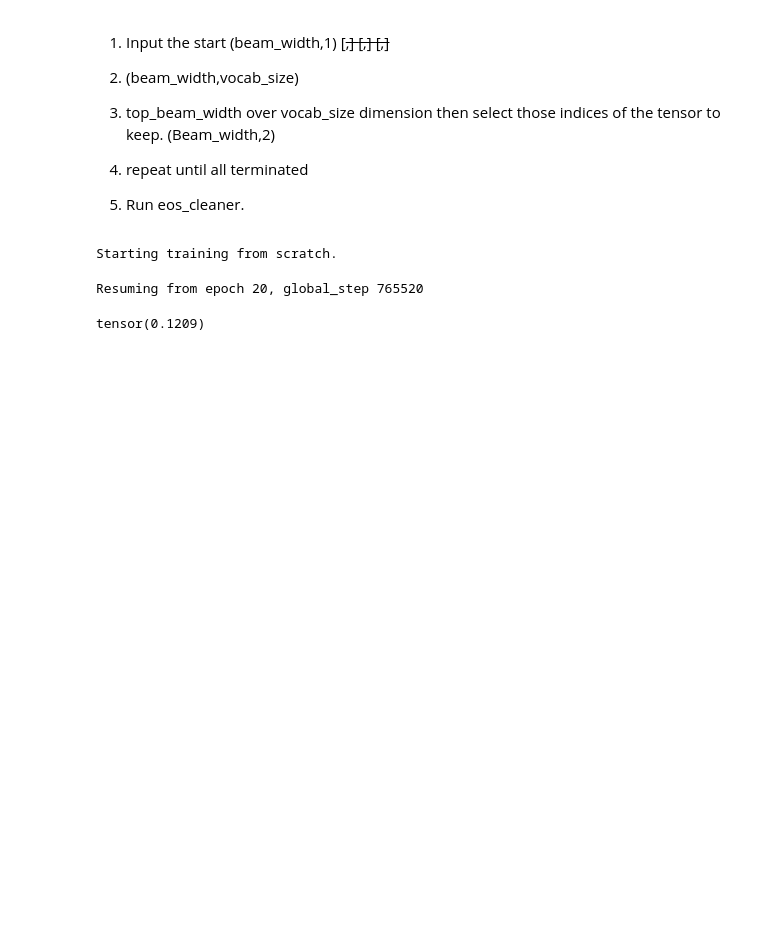
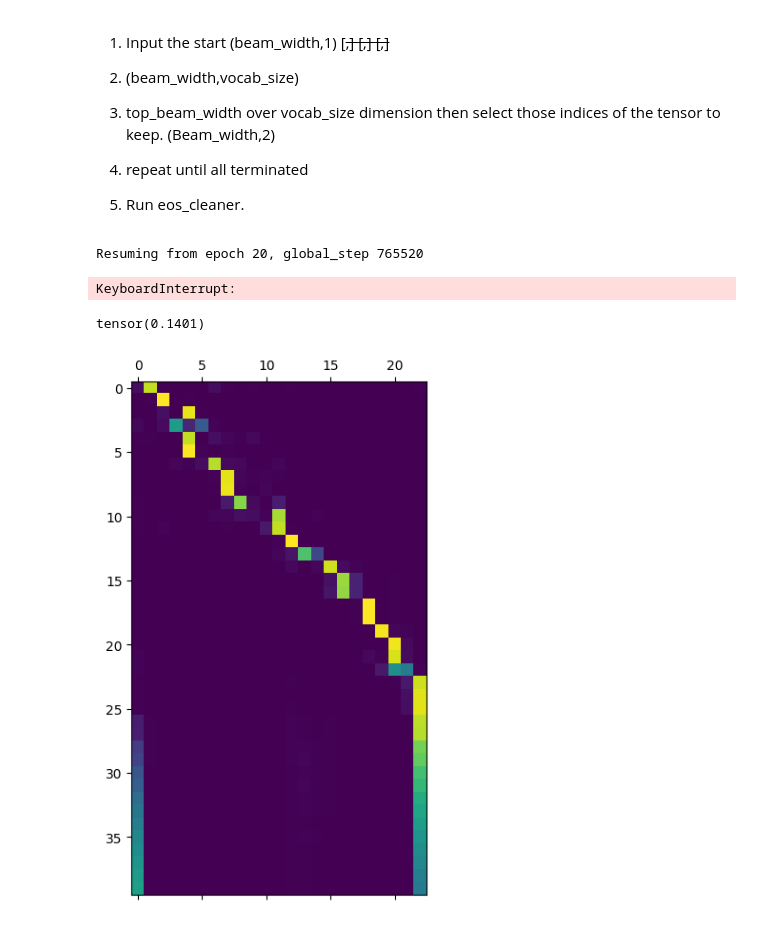
Before and after one commit to hicalvin03/Eng-German-seq2seq-translator, a Jupyter notebook: model.ipynb, the cells around one changed output. Cells and saved outputs as stored; diff of their text form; code cells hidden in the pictures; blank space fills up the shorter version.

Commit message:
fixed and added attention heatmap display

```diff
--- a/model.ipynb
+++ b/model.ipynb
@@ -132,10 +132,13 @@ class Luong_attention(nn.Module):
         attention_mask = attention_mask.unsqueeze(1) # (B,1,L)
         attention_weights = attention_weights.masked_fill(attention_mask == 0, float('-inf')) # remove any terms with paddings.
 
+        # d_k = query.shape[-1]
+        # attention_weights = attention_weights / (d_k ** 0.5)
+
         attention_scores = torch.softmax(attention_weights,dim=-1) # (B,L,L)
 
         context_vector = (attention_scores @ values) # (B,L,encoder_dim)
-        return context_vector
+        return context_vector, attention_scores
 
 class lstm_Decoder(nn.Module):
     def __init__(self,embedding_size,encoder_hidden_size,hidden_size,vocab,embedding_matrix):
@@ -156,7 +159,7 @@ class lstm_Decoder(nn.Module):
         max_length = target_tensor.shape[1] # Change max_len to max in label batch
         length_input = self.embedding(target_tensor[:, :-1]) # (B,L-1,embedding_dim) Don't include </s> in input
         full_length_input = torch.cat([starting_input,length_input], dim=1) # (B,L,Embedding_dim) added <s> to start of all sequences
-        prediction,output,(h_n,c_n) = self.forward_step(full_length_input,decoder_h_0,decoder_c_0,Encoder_Output,attention_mask) # Prediction (B,L,vocab)
+        prediction,output,(h_n,c_n),attention_scores = self.forward_step(full_length_input,decoder_h_0,decoder_c_0,Encoder_Output,attention_mask) # Prediction (B,L,vocab)
 
         return prediction
 
@@ -164,12 +167,12 @@ class lstm_Decoder(nn.Module):
         # input: (B,L,input_size)
 
         query,(h_n,c_n) = self.lstm(input,(h_n,c_n)) # output (B,L,dec_dim)
-        context_n = self.attention(query,Encoder_Output,attention_mask) # (B,L,enc*2)
+        context_n, attention_scores = self.attention(query,Encoder_Output,attention_mask) # (B,L,enc*2)
 
         h_i_context_n = torch.cat([query,context_n],dim=-1) # (B,L,enc*3)
         prediction = self.output(h_i_context_n) # (B,L,vocab)
 
-        return prediction,query,(h_n,c_n)
+        return prediction,query,(h_n,c_n),attention_scores
 
     def greedy(self,decoder_h_0,decoder_c_0,Encoder_Output,max_length,attention_mask,target_tensor=None):
         device = decoder_h_0.device
@@ -219,13 +222,15 @@ class lstm_Decoder(nn.Module):
 
         # history of current sequences
         history = input # (beam,1)
+        attention_history = torch.empty(beam_width, 1, Encoder_Output.shape[1]).to(device) # (beam,1,L)
+        attention_history = []
 
         curr_h = decoder_h_0.repeat(1, beam_width, 1) # (2,beam,hidden_size)
         curr_c = decoder_c_0.repeat(1, beam_width, 1) # (2,beam,hidden_size)
 
         for i in range(max_length):
             # encoder_output: (beam,L,2*encoder_dim)
-            logits, output, (h_n,c_n) = self.forward_step(curr_input,curr_h,curr_c,Encoder_Output,attention_mask)
+            logits, output, (h_n,c_n), attention_scores = self.forward_step(curr_input,curr_h,curr_c,Encoder_Output,attention_mask)
             vocab_size = logits.shape[-1]
             # Logits (beam,1,vocab)
             softmax = nn.LogSoftmax(dim=-1)
@@ -245,16 +250,20 @@ class lstm_Decoder(nn.Module):
             history = torch.cat([history[beam_indices], token_indices.unsqueeze(1)], dim=1) # (beam,1), (beam,1)
             curr_input = self.embedding(token_indices.unsqueeze(1)) # (beam,1,embedding)
 
+            # attention_history = torch.cat([attention_history,attention_scores[beam_indices,:,:]],dim=1) #(beam,iteration,L)
+            attention_history.append(attention_scores[beam_indices,:,:])
+
             curr_h = h_n[:, beam_indices, :] # (2,beam,hidden_size)
             curr_c = c_n[:, beam_indices, :] # (2,beam,hidden_size)
 
 
         best_sequence_index = torch.argmax(curr_beam_scores)
         best_sequence = history[best_sequence_index]
-        best_sequence = best_sequence.view(1,-1)
-        return history[best_sequence_index] # (1,L)
+        # best_sequence = best_sequence.view(1,-1)
+        attention_history = torch.cat(attention_history,dim=1)
+        best_attention_score = attention_history[best_sequence_index] # (1,L,L)
 
-
+        return best_sequence,best_attention_score # (1,L)
 
 
 class seq2seq_bilstm(nn.Module):
@@ -280,7 +289,8 @@ class seq2seq_bilstm(nn.Module):
             predictions = torch.argmax(Logits,dim=-1).tolist() # list of sentences (B,L)
             return predictions
         else:
-            return self.decoder.beam_search(beam_width,decoder_h_0,decoder_c_0,output,max_length,attention_mask).tolist() # (b,L)
+            predictions,attention_score = self.decoder.beam_search(beam_width,decoder_h_0,decoder_c_0,output,max_length,attention_mask)
+            return predictions.tolist(),attention_score # (b,L) predictions
 # %% [markdown]
 1. Input the start (beam_width,1)
 [<s>,]
@@ -445,7 +455,8 @@ state = {
 
 train(model,optimiser,scheduler,writer,train_dataloader,val_dataloader,state)
 # %% [output]
-Starting training from scratch.
+Resuming from epoch 20, global_step 765520
+KeyboardInterrupt:
 # %%
 # cleanup sentences
 
@@ -465,7 +476,6 @@ model_sentences = []
 reference_sentences = []
 
 for batch in tqdm(test_dataloader,desc="batch"):
-    target_input = None
     input_ids = batch["input_ids"].to(device) # (B,L)
     attention_mask = batch["attention_mask"].to(device) # (B,L)
     labels = batch["labels"].to(device) # (B,label_L)
@@ -475,7 +485,7 @@ for batch in tqdm(test_dataloader,desc="batch"):
 
     label_sentences = target_input.tolist() # list of correct sentences
 
-    prediction = model.generate(input_ids,max_length,attention_mask,10) # (B,L)
+    prediction,attention_scores = model.generate(input_ids,max_length,attention_mask,10) # (B,L)
     cleaned_sentences = []
     # for sentence in predictions:
     cleaned_sentences.append(truncate_at_eos(prediction))
@@ -494,5 +504,4 @@ bleu = SacreBLEUScore()
 bleu_score = bleu(preds=model_sentences,target=reference_sentences)
 print(bleu_score)
 # %% [output]
-Resuming from epoch 20, global_step 765520
+tensor(0.1401)
-tensor(0.1209)
@@ -502,0 +517,17 @@ print(np.percentile(lengths, [50, 75, 90, 95, 99]))
+# %%
+# Attention heatmaps
+import matplotlib.pyplot as plt
+model = seq2seq_bilstm(vocab_size, embedding_dim, hidden_size, hidden_size).to(device)
+model.load_state_dict(torch.load(PATH, weights_only=True))
+model.eval()
+
+data1 = test_dataset[4]
+input_ids = data1["input_ids"].to(device).to(device).unsqueeze(0)
+attention_mask = data1["attention_mask"].to(device).unsqueeze(0)
+
+prediction,attention_scores = model.generate(input_ids,max_length,attention_mask,10) # (B,L)
+
+plt.matshow(attention_scores.detach().cpu().numpy())
+plt.savefig("attention.png")
+# %% [output]
+[figure, added]
```
Also changed, not shown: parts of 6 cells of this notebook.
